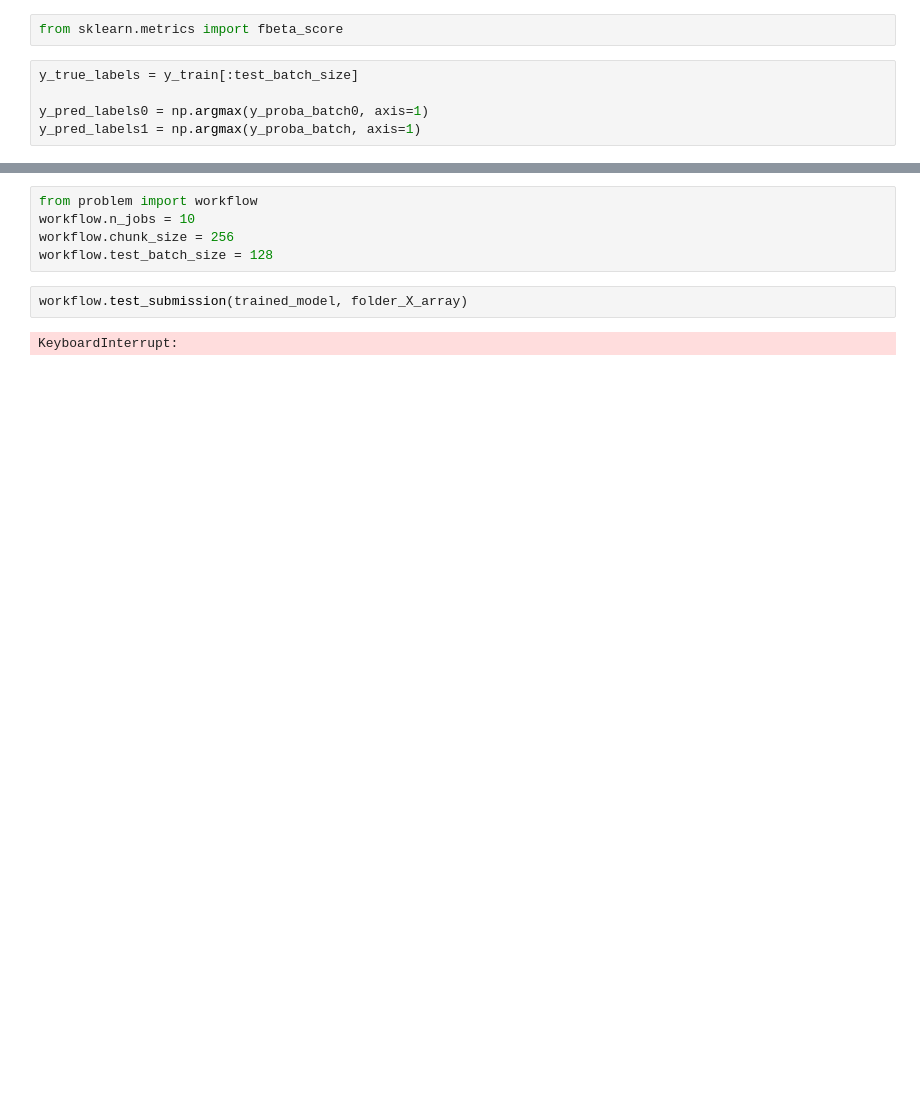
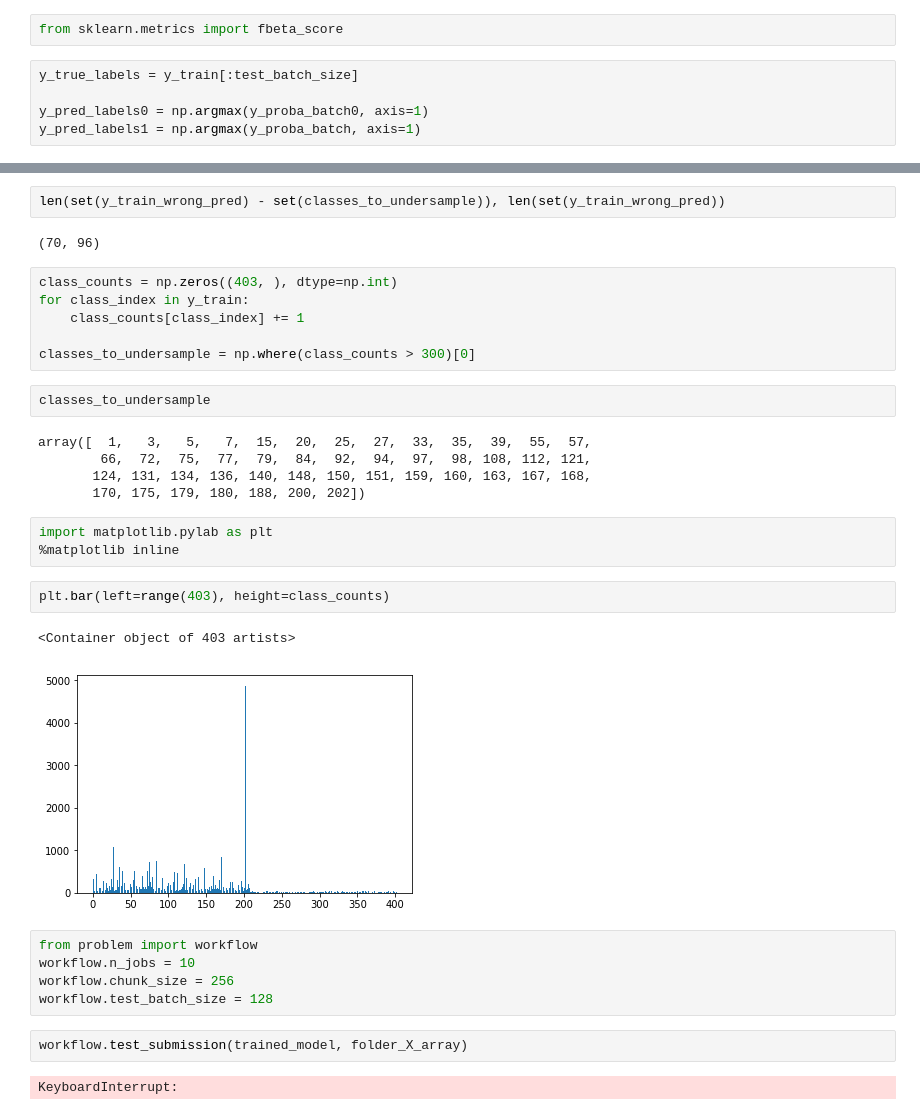
Before and after one commit to vfdev-5/pollenating_insects_3, a Jupyter notebook: notebooks/predictions_tta.ipynb, the cells around one changed output, grey strips where cells are left out. Cells and saved outputs as stored; diff of their text form; blank space fills up the shorter version.

```diff
--- a/notebooks/predictions_tta.ipynb
+++ b/notebooks/predictions_tta.ipynb
@@ -224,3 +241,28 @@ len(res2[res2>0.7]) * 1.0 / len(res2)
+# %%
+len(set(y_train_wrong_pred) - set(classes_to_undersample)), len(set(y_train_wrong_pred))
+# %% [output]
+(70, 96)
+# %%
+class_counts = np.zeros((403, ), dtype=np.int)
+for class_index in y_train:
+    class_counts[class_index] += 1
+
+classes_to_undersample = np.where(class_counts > 300)[0]
+# %%
+classes_to_undersample
+# %% [output]
+array([  1,   3,   5,   7,  15,  20,  25,  27,  33,  35,  39,  55,  57,
+        66,  72,  75,  77,  79,  84,  92,  94,  97,  98, 108, 112, 121,
+       124, 131, 134, 136, 140, 148, 150, 151, 159, 160, 163, 167, 168,
+       170, 175, 179, 180, 188, 200, 202])
+# %%
+import matplotlib.pylab as plt
+%matplotlib inline
+# %%
+plt.bar(left=range(403), height=class_counts)
+# %% [output]
+<Container object of 403 artists>
+[figure, added]
 # %%
 from problem import workflow
 workflow.n_jobs = 10
```
Also changed, not shown: parts of 14 cells of this notebook, 19 other files.
